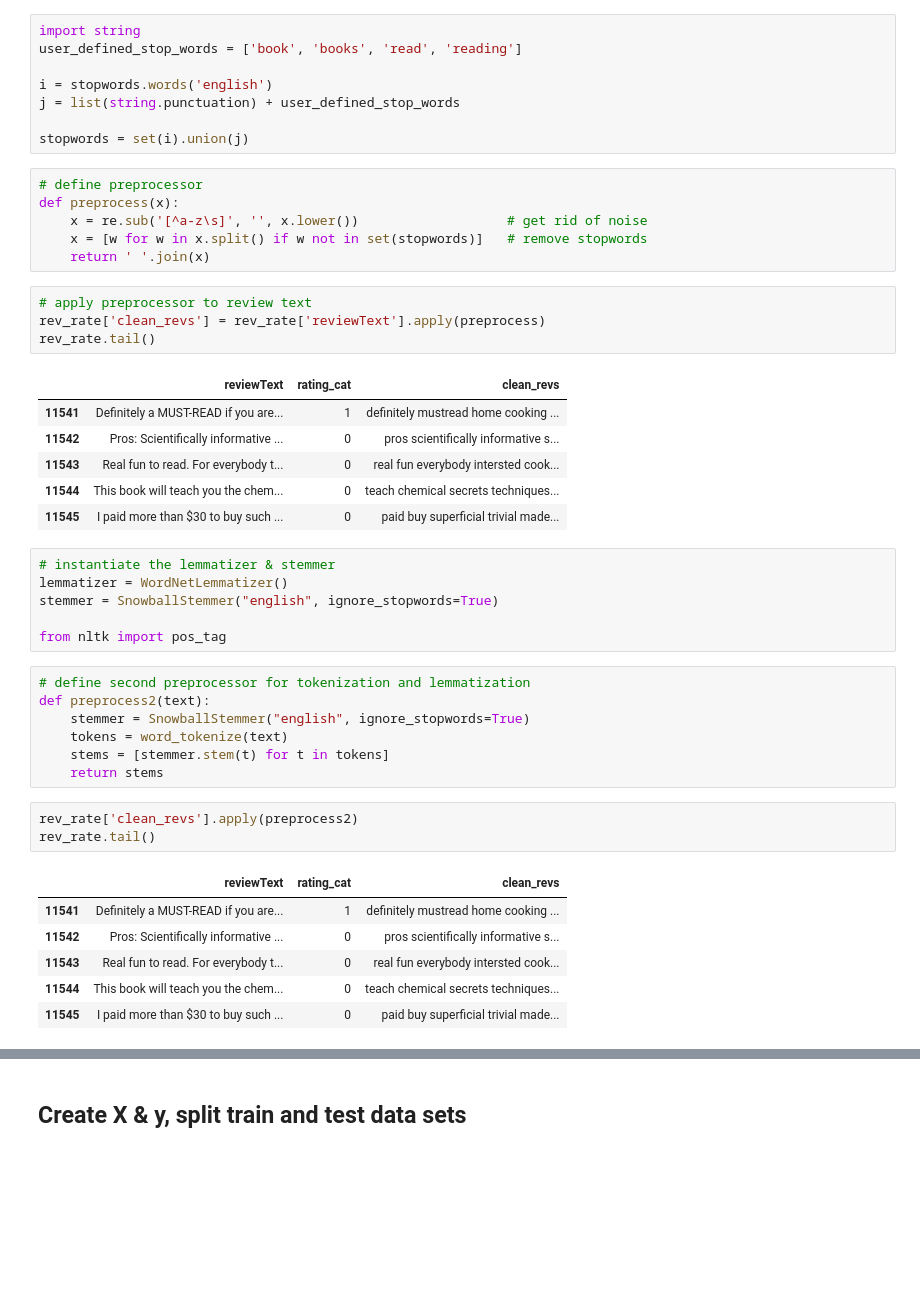
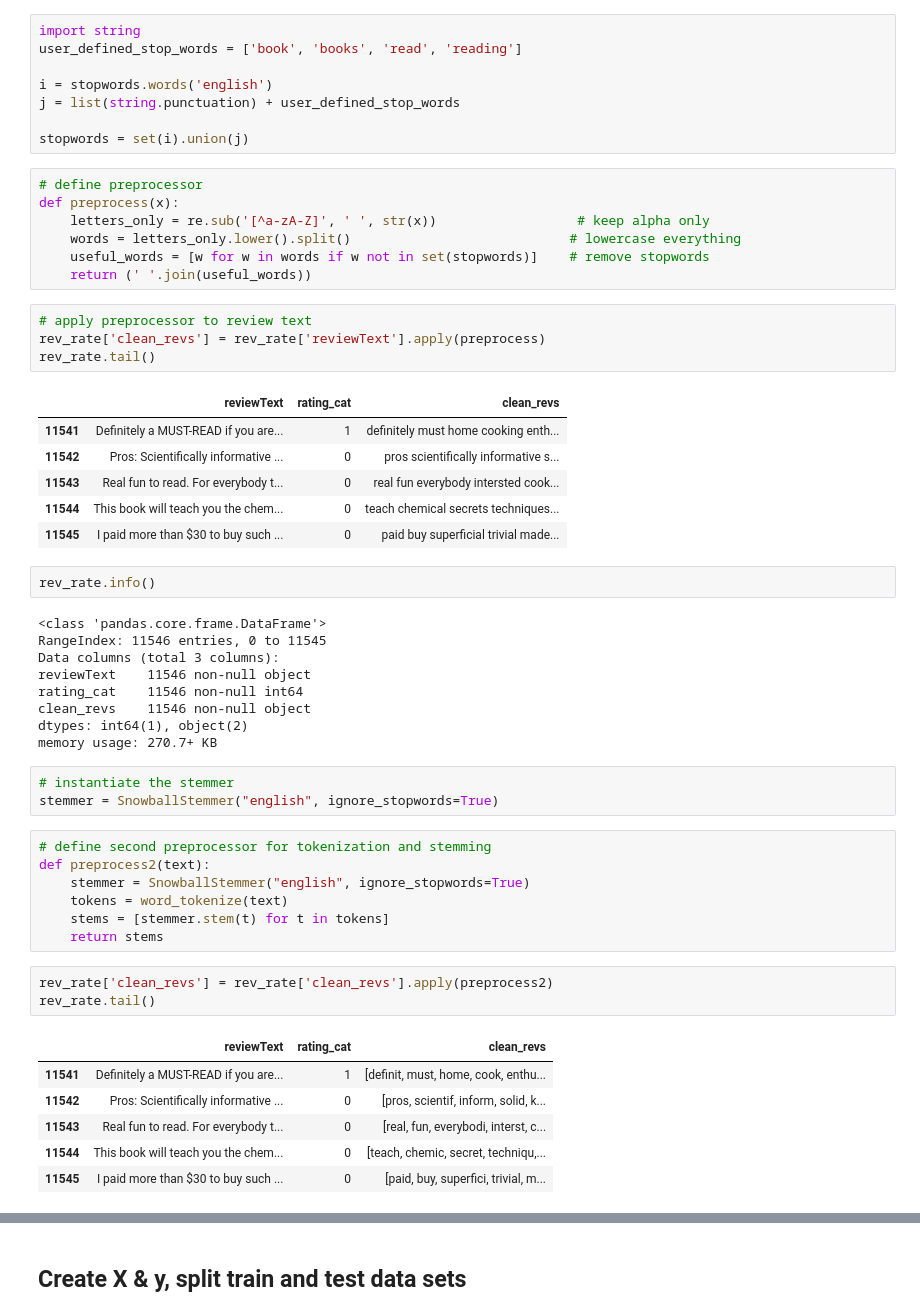
Before and after one commit to PassMoreHeat/springboard, a Jupyter notebook: Capstone_1/Machine_Learning_Amazon_Reviews_Working_Code.ipynb, the cells around one changed output, grey strips where cells are left out. Saved outputs shown, nothing was run; the diff lists cells and outputs as text; blank space fills up the shorter version.

Commit message:
preprocessing fix

```diff
--- a/Capstone_1/Machine_Learning_Amazon_Reviews_Working_Code.ipynb
+++ b/Capstone_1/Machine_Learning_Amazon_Reviews_Working_Code.ipynb
@@ -86,40 +86,49 @@ stopwords = set(i).union(j)
 # %%
 # define preprocessor
 def preprocess(x):
-    x = re.sub('[^a-z\s]', '', x.lower())                   # get rid of noise
-    x = [w for w in x.split() if w not in set(stopwords)]   # remove stopwords
-    return ' '.join(x)
+    letters_only = re.sub('[^a-zA-Z]', ' ', str(x))                  # keep alpha only
+    words = letters_only.lower().split()                            # lowercase everything
+    useful_words = [w for w in words if w not in set(stopwords)]    # remove stopwords
+    return (' '.join(useful_words))
 # %%
 # apply preprocessor to review text
 rev_rate['clean_revs'] = rev_rate['reviewText'].apply(preprocess)
 rev_rate.tail()
 # %% [output]
 |  | reviewText | rating_cat | clean_revs |
-| 11541 | Definitely a MUST-READ if you are... | 1 | definitely mustread home cooking ... |
+| 11541 | Definitely a MUST-READ if you are... | 1 | definitely must home cooking enth... |
 | 11542 | Pros: Scientifically informative ... | 0 | pros scientifically informative s... |
 | 11543 | Real fun to read. For everybody t... | 0 | real fun everybody intersted cook... |
 | 11544 | This book will teach you the chem... | 0 | teach chemical secrets techniques... |
 | 11545 | I paid more than $30 to buy such ... | 0 | paid buy superficial trivial made... |
+# %%
+rev_rate.info()
+# %% [output]
+<class 'pandas.core.frame.DataFrame'>
+RangeIndex: 11546 entries, 0 to 11545
+Data columns (total 3 columns):
+reviewText    11546 non-null object
+rating_cat    11546 non-null int64
+clean_revs    11546 non-null object
+dtypes: int64(1), object(2)
+memory usage: 270.7+ KB
 # %%
-# instantiate the lemmatizer & stemmer
-lemmatizer = WordNetLemmatizer()
+# instantiate the stemmer
 stemmer = SnowballStemmer("english", ignore_stopwords=True)
-
-from nltk import pos_tag
 # %%
-# define second preprocessor for tokenization and lemmatization
+# define second preprocessor for tokenization and stemming
 def preprocess2(text):
     stemmer = SnowballStemmer("english", ignore_stopwords=True)
     tokens = word_tokenize(text)
     stems = [stemmer.stem(t) for t in tokens]
     return stems
 # %%
-rev_rate['clean_revs'].apply(preprocess2)
+rev_rate['clean_revs'] = rev_rate['clean_revs'].apply(preprocess2)
 rev_rate.tail()
 # %% [output]
 |  | reviewText | rating_cat | clean_revs |
-| 11541 | Definitely a MUST-READ if you are... | 1 | definitely mustread home cooking ... |
-| 11542 | Pros: Scientifically informative ... | 0 | pros scientifically informative s... |
-| 11543 | Real fun to read. For everybody t... | 0 | real fun everybody intersted cook... |
-| 11544 | This book will teach you the chem... | 0 | teach chemical secrets techniques... |
-| 11545 | I paid more than $30 to buy such ... | 0 | paid buy superficial trivial made... |
+| 11541 | Definitely a MUST-READ if you are... | 1 | [definit, must, home, cook, enthu... |
+| 11542 | Pros: Scientifically informative ... | 0 | [pros, scientif, inform, solid, k... |
+| 11543 | Real fun to read. For everybody t... | 0 | [real, fun, everybodi, interst, c... |
+| 11544 | This book will teach you the chem... | 0 | [teach, chemic, secret, techniqu,... |
+| 11545 | I paid more than $30 to buy such ... | 0 | [paid, buy, superfici, trivial, m... |
```
Also changed, not shown: parts of 25 cells of this notebook.
